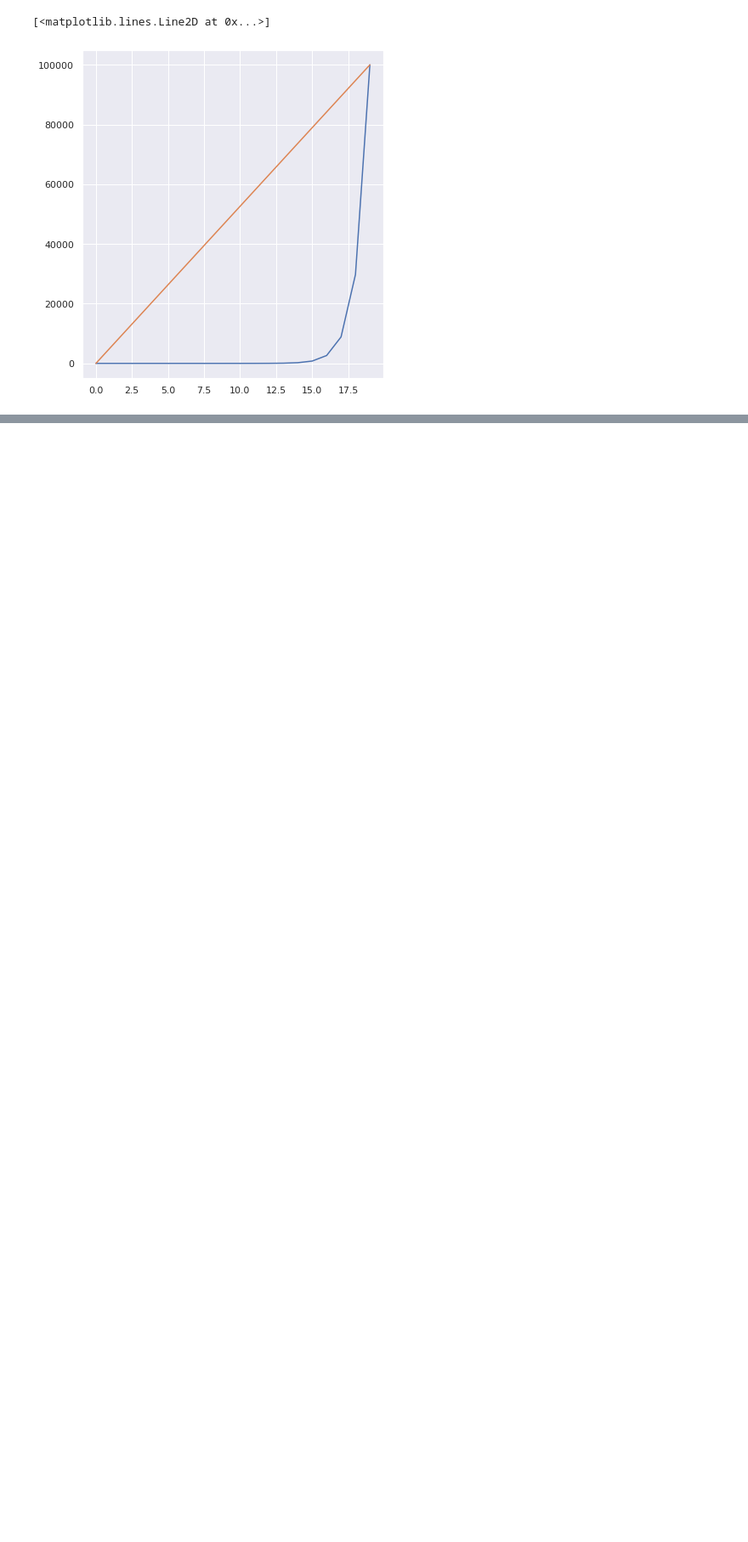
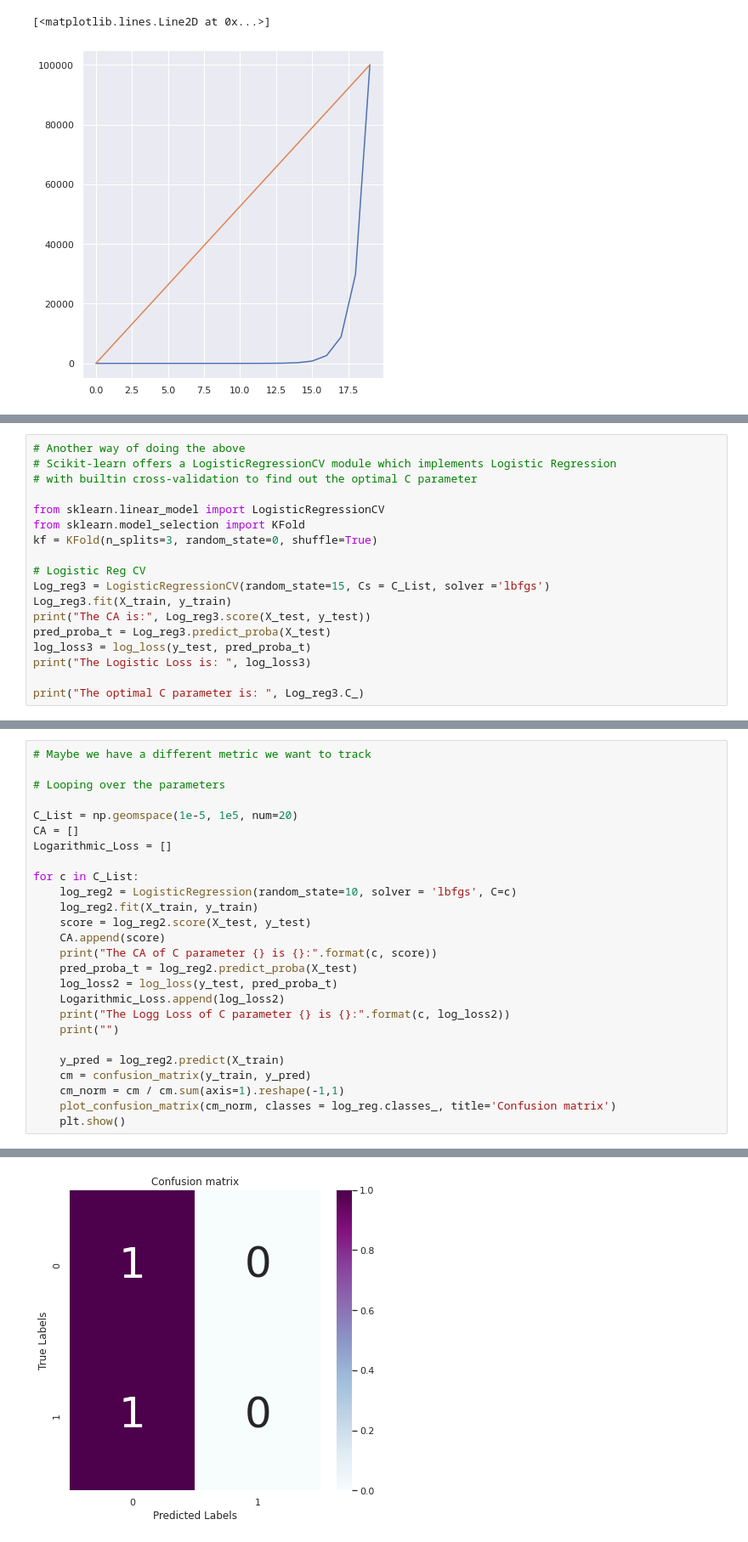
Before and after one commit to Highashikata/Data-Science---Bad-or-Good-Customer-to-give-a-Loan-to-, a Jupyter notebook: Data_Science_Good_or_Bad_Customer_to_give_a_loan_to.ipynb, the cells around one changed output, grey strips where cells are left out. Shown at 85% size. Saved outputs shown, nothing was run; the diff lists cells and outputs as text; blank space fills up the shorter version.

```diff
--- a/Data_Science_Good_or_Bad_Customer_to_give_a_loan_to.ipynb
+++ b/Data_Science_Good_or_Bad_Customer_to_give_a_loan_to.ipynb
@@ -1017,0 +1084,18 @@ The Log loss of the 100000.0 Parameter is : -----
+# %%
+# Another way of doing the above
+# Scikit-learn offers a LogisticRegressionCV module which implements Logistic Regression
+# with builtin cross-validation to find out the optimal C parameter
+
+from sklearn.linear_model import LogisticRegressionCV
+from sklearn.model_selection import KFold
+kf = KFold(n_splits=3, random_state=0, shuffle=True)
+
+# Logistic Reg CV
+Log_reg3 = LogisticRegressionCV(random_state=15, Cs = C_List, solver ='lbfgs')
+Log_reg3.fit(X_train, y_train)
+print("The CA is:", Log_reg3.score(X_test, y_test))
+pred_proba_t = Log_reg3.predict_proba(X_test)
+log_loss3 = log_loss(y_test, pred_proba_t)
+print("The Logistic Loss is: ", log_loss3)
+
+print("The optimal C parameter is: ", Log_reg3.C_)
@@ -1017,0 +1113,27 @@ The Log loss of the 100000.0 Parameter is : -----
+# %%
+# Maybe we have a different metric we want to track
+
+# Looping over the parameters
+
+C_List = np.geomspace(1e-5, 1e5, num=20)
+CA = []
+Logarithmic_Loss = []
+
+for c in C_List:
+    log_reg2 = LogisticRegression(random_state=10, solver = 'lbfgs', C=c)
+    log_reg2.fit(X_train, y_train)
+    score = log_reg2.score(X_test, y_test)
+    CA.append(score)
+    print("The CA of C parameter {} is {}:".format(c, score))
+    pred_proba_t = log_reg2.predict_proba(X_test)
+    log_loss2 = log_loss(y_test, pred_proba_t)
+    Logarithmic_Loss.append(log_loss2)
+    print("The Logg Loss of C parameter {} is {}:".format(c, log_loss2))
+    print("")
+
+    y_pred = log_reg2.predict(X_train)
+    cm = confusion_matrix(y_train, y_pred)
+    cm_norm = cm / cm.sum(axis=1).reshape(-1,1)
+    plot_confusion_matrix(cm_norm, classes = log_reg.classes_, title='Confusion matrix')
+    plt.show()
+# %% [output]
@@ -1017,0 +1142 @@ The Log loss of the 100000.0 Parameter is : -----
+[figure, added]
```
Also changed, not shown: parts of 14 cells of this notebook.
